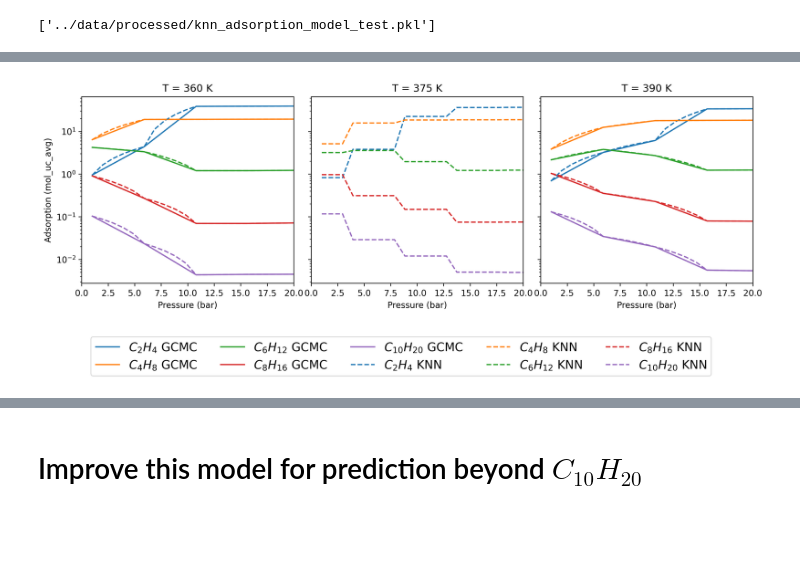
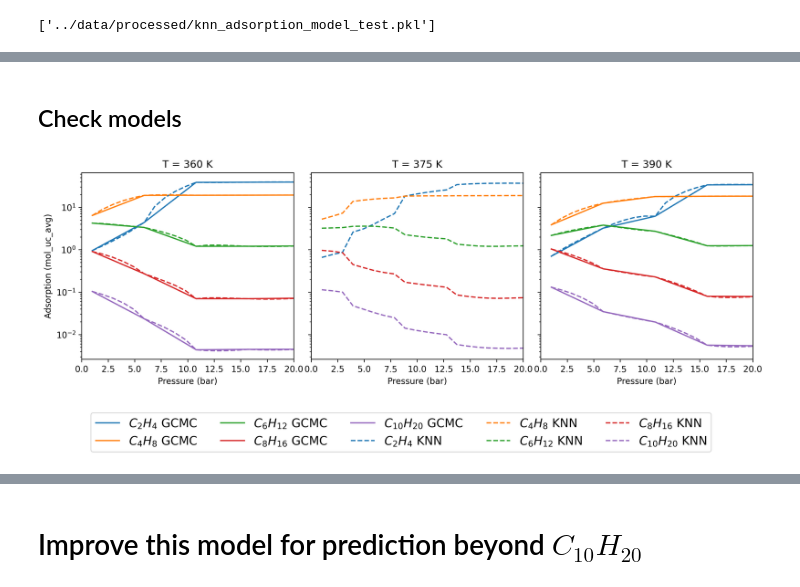
Before and after one commit to multiscale-modelling/kinetic_model, a Jupyter notebook: notebooks/adsorbtion_process_ml.ipynb, the cells around one changed output, grey strips where cells are left out. Drawn from its saved outputs; the diff is of its cells as text; code cells hidden in the pictures; blank space fills up the shorter version.

Commit message:
added GP for adsorption prediction now it is ansemble knn + gp

```diff
--- a/notebooks/adsorbtion_process_ml.ipynb
+++ b/notebooks/adsorbtion_process_ml.ipynb
@@ -66,9 +401,11 @@ joblib.dump(ads_model, '../data/processed/knn_adsorption_model_test.pkl')
+# %% [markdown]
+## Check models
 # %%
 import matplotlib.pyplot as plt
 import seaborn as sns
 
 # load your model and data
-ads_model_loaded = joblib.load('../data/processed/knn_adsorption_model_test.pkl')
+ads_model = joblib.load('../data/adsorption/adsorption_ensemble_model.pkl')
 
 # define the six temperatures: 300, 330, 360, 390, 420, 450
 # temps = [300 + 30 * i for i in range(5)]
@@ -108,32 +445,32 @@ for ax, T in zip(axes, temps):
             'n':           [n_val] * m,
             'adsorption_type_num': [0] * m
         })
-        y_pred = ads_model_loaded(X_test)
+        y_pred = ads_model.predict(X_test)
         ax.plot(
             pressure, y_pred,
             color=palette[n_val],
             linestyle='--',
             label=f'pred (n={n_val})'
         )
 
     ax.set_yscale('log')
     ax.set_title(f'T = {T} K')
     ax.set_xlabel('Pressure (bar)')
     ax.set_ylabel('Adsorption (mol_uc_avg)')
     ax.legend(fontsize='small', loc='upper left')
     handles, labels = ax.get_legend_handles_labels()
     ax.legend_.remove()
     ax.set_xlim(0, 20)
 
 labels = [f'$C_{{{n}}}H_{{{2*n}}}$ GCMC' for n in range(2, 11, 2)]
 labels += [f'$C_{{{n}}}H_{{{2*n}}}$ KNN' for n in range(2, 11, 2)]
 fig.legend(
     handles=handles, labels=labels,
     title='',
     loc='upper center', bbox_to_anchor=(0.5, -0.05),
     ncol=5, fontsize=14
 )
 fig.tight_layout()
 plt.show()
 # %% [output]
-[figure, old version]
+[figure, new version]
```
Also changed, not shown: parts of 12 cells of this notebook, 6 other files.
